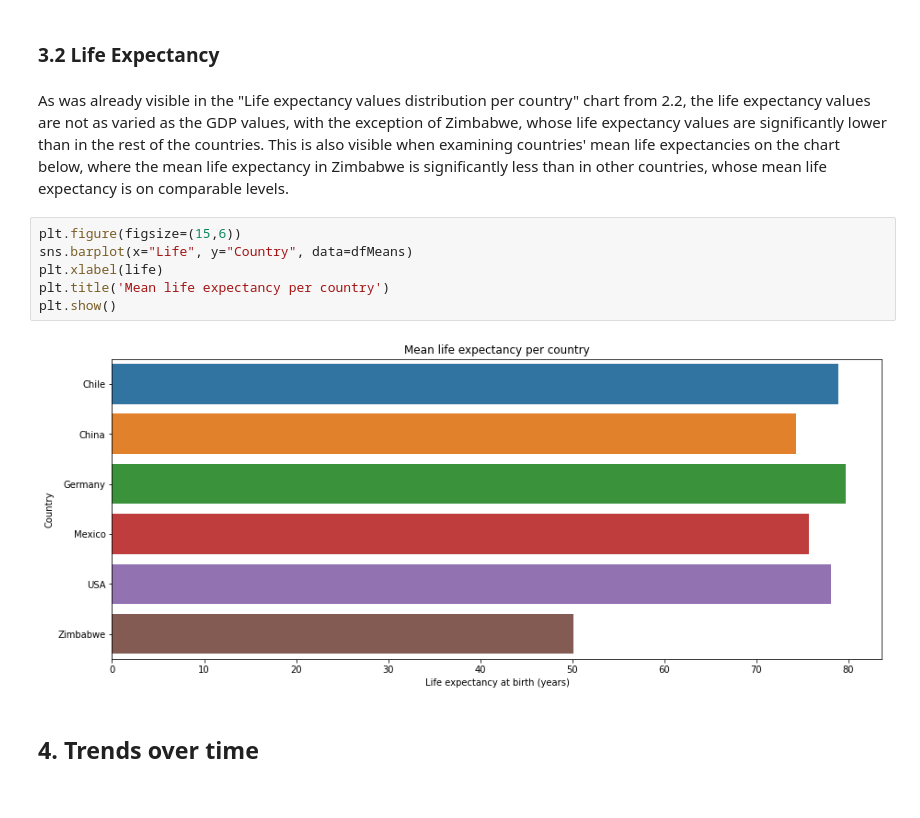
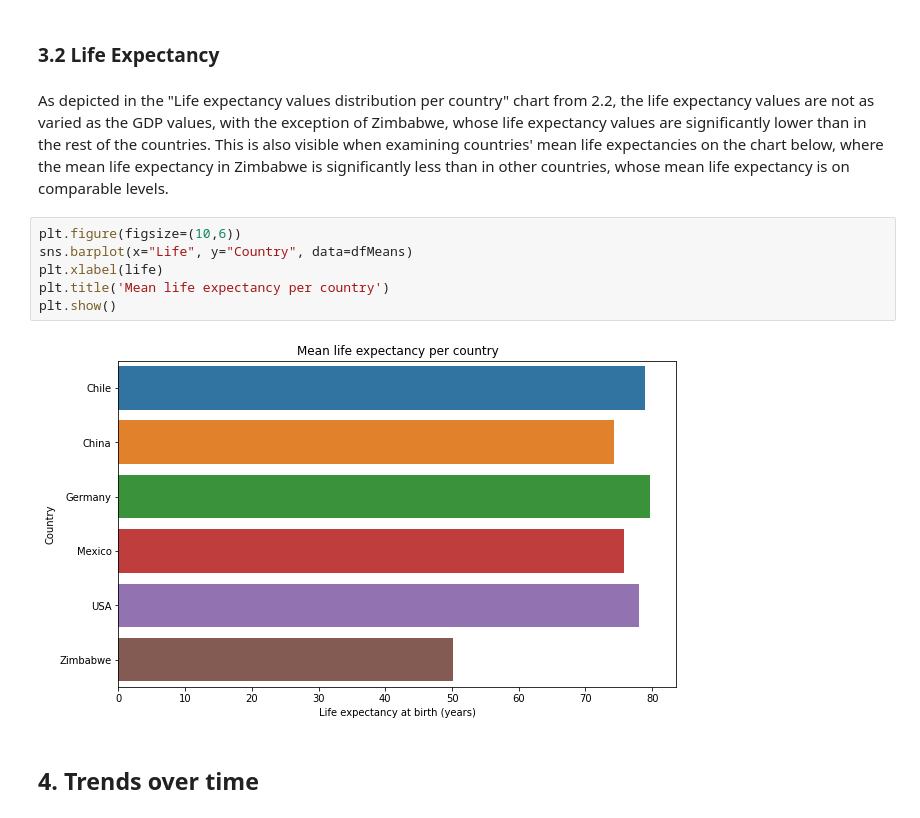
Before and after one commit to R0go/GDP_Life_Expectancy, a Jupyter notebook: life_expectancy_gdp.ipynb, the cells around one changed output. Cells and saved outputs as stored; diff of their text form.

Commit message:
fixed the wording, made some plots more readable and edited the readme file

```diff
--- a/life_expectancy_gdp.ipynb
+++ b/life_expectancy_gdp.ipynb
@@ -144,15 +154,15 @@ plt.show()
 # %% [markdown]
 ### 3.2 Life Expectancy
 # %% [markdown]
-As was already visible in the "Life expectancy values distribution per country" chart from 2.2, the life expectancy values are not as varied as the GDP values, with the exception of Zimbabwe, whose life expectancy values are significantly lower than in the rest of the countries. This is also visible when examining countries' mean life expectancies on the chart below, where the mean life expectancy in Zimbabwe is significantly less than in other countries, whose mean life expectancy is on comparable levels.
+As depicted in the "Life expectancy values distribution per country" chart from 2.2, the life expectancy values are not as varied as the GDP values, with the exception of Zimbabwe, whose life expectancy values are significantly lower than in the rest of the countries. This is also visible when examining countries' mean life expectancies on the chart below, where the mean life expectancy in Zimbabwe is significantly less than in other countries, whose mean life expectancy is on comparable levels.
 # %%
-plt.figure(figsize=(15,6))
+plt.figure(figsize=(10,6))
 sns.barplot(x="Life", y="Country", data=dfMeans)
 plt.xlabel(life)
 plt.title('Mean life expectancy per country')
 plt.show()
 # %% [output]
-[figure, old version]
+[figure, new version]
 # %% [markdown]
 ## 4. Trends over time
 # %% [markdown]
```
Also changed, not shown: parts of 8 cells of this notebook, 1 other file.
